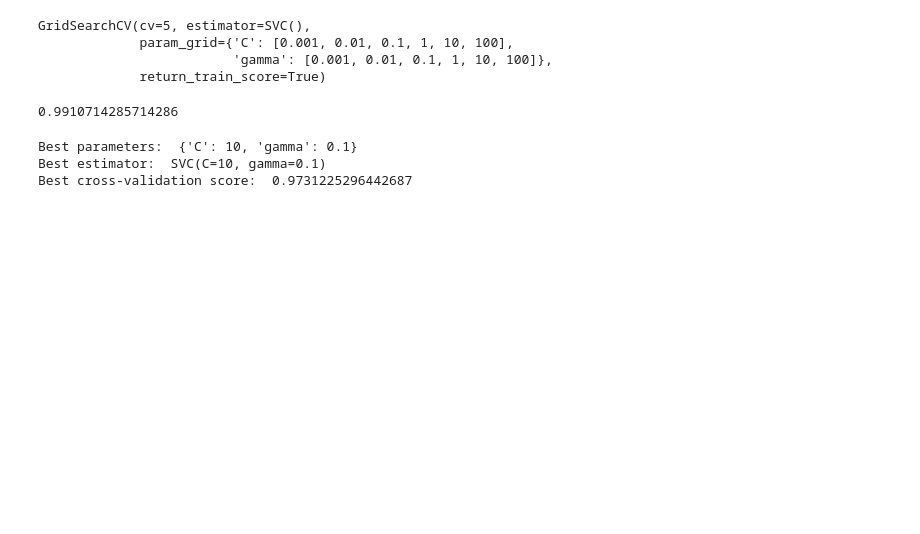
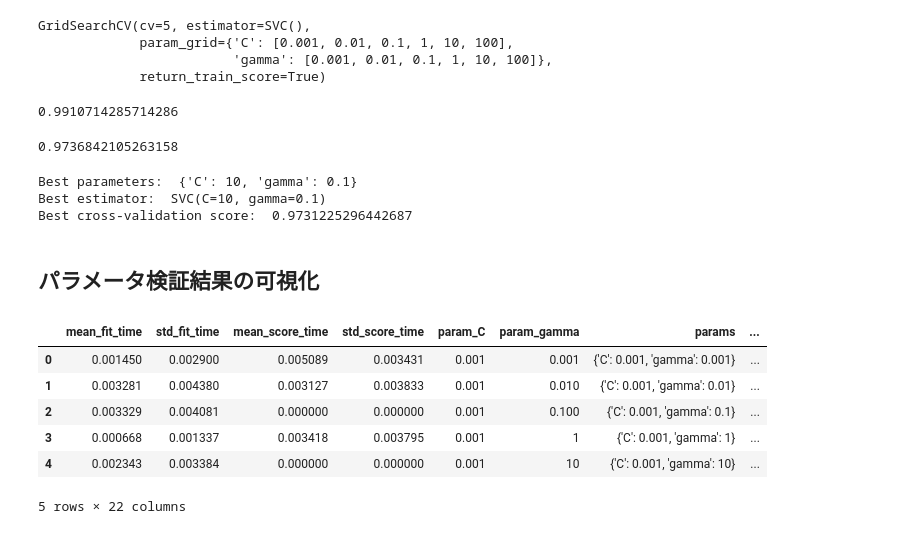
Before and after one commit to naonaorange/sklearn_tutorials, a Jupyter notebook: support_vector_machine_classifier.ipynb, the cells around one changed output. Cells and saved outputs as stored; diff of their text form; code cells hidden in the pictures; blank space fills up the shorter version.

```diff
--- a/support_vector_machine_classifier.ipynb
+++ b/support_vector_machine_classifier.ipynb
@@ -369,6 +442,10 @@ GridSearchCV(cv=5, estimator=SVC(),
 model.score(X_train, y_train)
 # %% [output]
 0.9910714285714286
+# %%
+model.score(X_test, y_test)
+# %% [output]
+0.9736842105263158
 # %%
 print("Best parameters: ", model.best_params_)
 print("Best estimator: ", model.best_estimator_)
@@ -381,0 +457,13 @@ model.score(X_test, y_test)
+# %% [markdown]
+## パラメータ検証結果の可視化
+# %%
+results = pd.DataFrame(model.cv_results_)
+display(results.head())
+# %% [output]
+|  | mean_fit_time | std_fit_time | mean_score_time | std_score_time | param_C | param_gamma | params | ... |
+| 0 | 0.001450 | 0.002900 | 0.005089 | 0.003431 | 0.001 | 0.001 | {'C': 0.001, 'gamma': 0.001} | ... |
+| 1 | 0.003281 | 0.004380 | 0.003127 | 0.003833 | 0.001 | 0.010 | {'C': 0.001, 'gamma': 0.01} | ... |
+| 2 | 0.003329 | 0.004081 | 0.000000 | 0.000000 | 0.001 | 0.100 | {'C': 0.001, 'gamma': 0.1} | ... |
+| 3 | 0.000668 | 0.001337 | 0.003418 | 0.003795 | 0.001 | 1 | {'C': 0.001, 'gamma': 1} | ... |
+| 4 | 0.002343 | 0.003384 | 0.000000 | 0.000000 | 0.001 | 10 | {'C': 0.001, 'gamma': 10} | ... |
+5 rows × 22 columns
```
Also changed, not shown: parts of 16 cells of this notebook, 1 other file.
